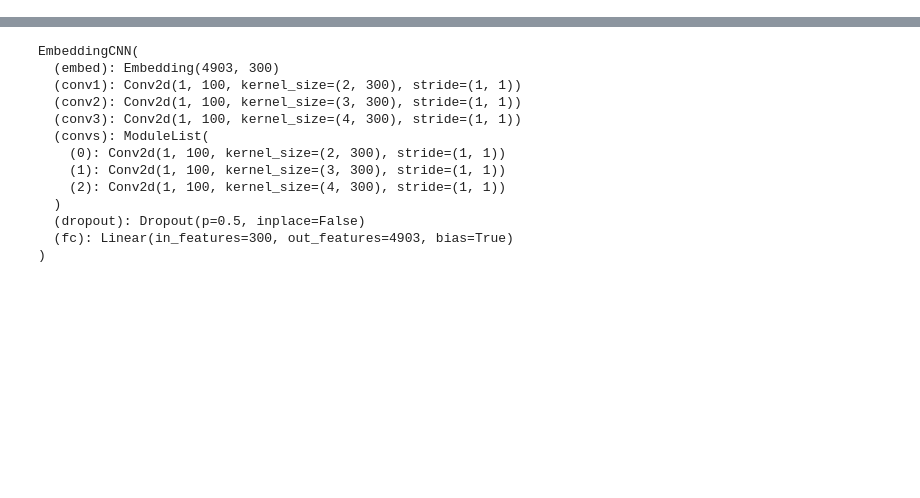
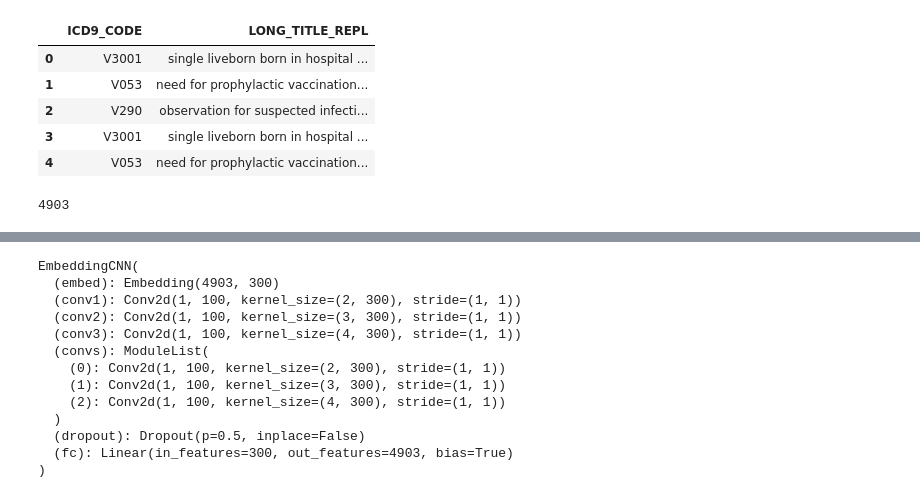
Before and after one commit to eric-ahlgren/dl4h, a Jupyter notebook: EmbeddingCNN.ipynb, the cells around one changed output, grey strips where cells are left out. Cells and saved outputs as stored; diff of their text form; code cells hidden in the pictures; blank space fills up the shorter version.

```diff
--- a/EmbeddingCNN.ipynb
+++ b/EmbeddingCNN.ipynb
@@ -23,6 +23,19 @@ codes = pickle.load(open(os.path.join(DATA_PATH,'icd9.pkl'), 'rb'))
 text = pickle.load(open(os.path.join(DATA_PATH,'icd9_text.pkl'), 'rb'))
 categories = pickle.load(open(os.path.join(DATA_PATH,'categories.pkl'), 'rb'))
 sub_categories = pickle.load(open(os.path.join(DATA_PATH,'subcategories.pkl'), 'rb'))
+# %%
+icu_df[['ICD9_CODE','LONG_TITLE_REPL']].head()
+# %% [output]
+|  | ICD9_CODE | LONG_TITLE_REPL |
+| 0 | V3001 | single liveborn born in hospital ... |
+| 1 | V053 | need for prophylactic vaccination... |
+| 2 | V290 | observation for suspected infecti... |
+| 3 | V3001 | single liveborn born in hospital ... |
+| 4 | V053 | need for prophylactic vaccination... |
+# %%
+icu_df.ICD9_CODE.nunique()
+# %% [output]
+4903
 # %%
 icu_df.to_csv(OUTPUT_TEXT, columns=["LONG_TITLE_REPL"], header=False, index=False, sep='\n')
 #icu_df.to_csv(OUTPUT_TEXT, columns=["ICD_SUBCATEGORY_DESC_REPL"], header=False, index=False, sep='\n')
```
Also changed, not shown: parts of 11 cells of this notebook, 3 other files.
